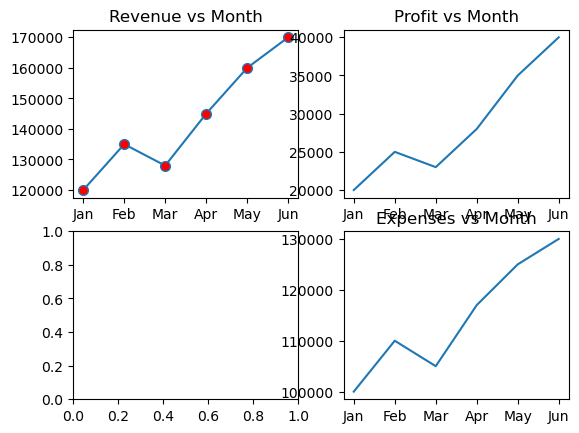
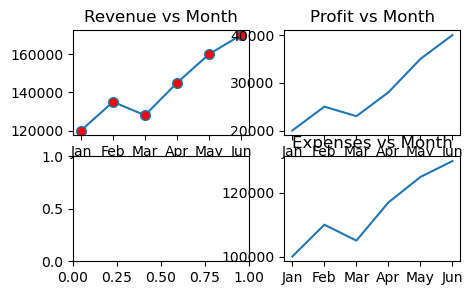
The notebook cell's code change between the first figure and the second:
--- before
+++ after
@@ -7,5 +7,5 @@
 }
 df=pd.DataFrame(sales_data)
-fig,axes = plt.subplots(2,2)
+fig,axes = plt.subplots(2,2,figsize=(5,3))
 axes[0,0].plot(df['Month'],df['Revenue'],marker='o',markersize=7,markerfacecolor='red',alpha=1)#linestyle='-.',linewidth=2,color='Red')#alpha is used for transperancy
 axes[0,0].set_title("Revenue vs Month")

Commit: done with line plot and bar chart got tot know where to use where to use when to use and tried different scenarios